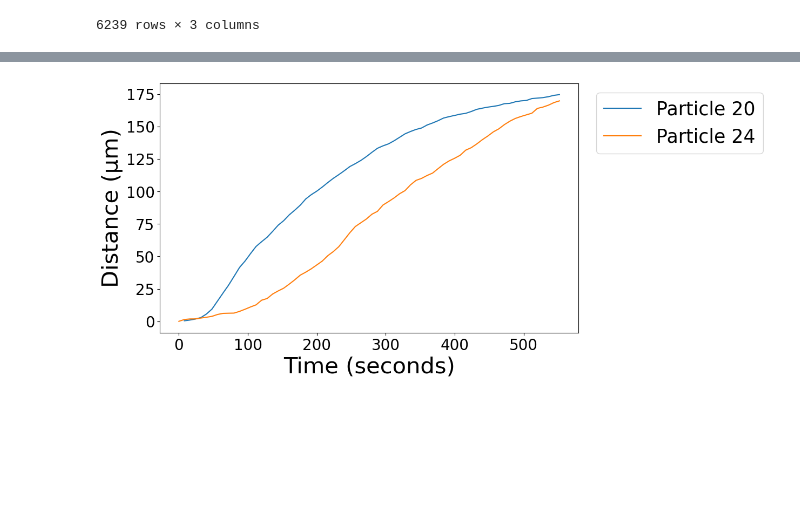
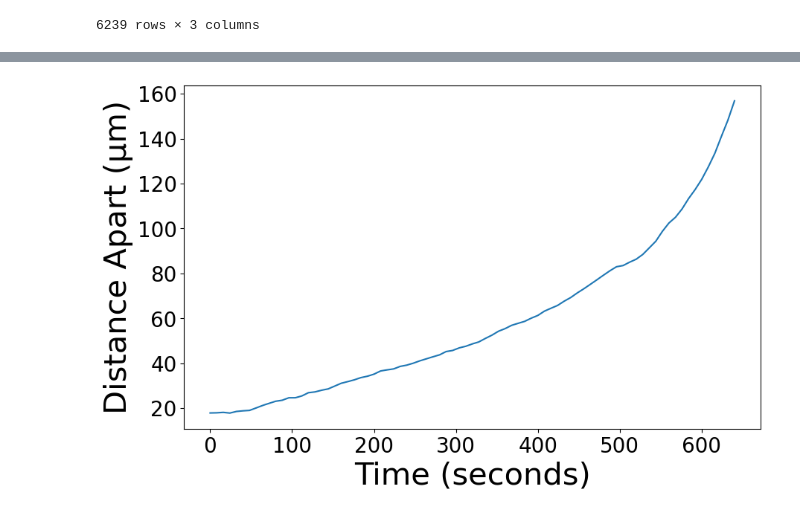
Before and after one commit to scliu7/useful_stuff, a Jupyter notebook: active_matters/sep_traj_plot.ipynb, the cells around one changed output, grey strips where cells are left out. Cells and saved outputs as stored; diff of their text form; code cells hidden in the pictures; blank space fills up the shorter version.

Commit message:
add cell sep traj code

```diff
--- a/active_matters/sep_traj_plot.ipynb
+++ b/active_matters/sep_traj_plot.ipynb
@@ -31,8 +31,8 @@ mpl.rc('image', cmap='gray')
 # load tiff stake with pims. Notice here I only have two channels, gfp and cy5
 #Burst /Volumes/SL_2023/0313/droplet_different_low_MT_6_8_2_burst
 
-frames = pims.ImageSequence('/Users/scliu/Dropbox (Personal)/Academics/PhD_phase/Thomson_Lab/flow_paper/data/stretch/cell_stretch_PIV_4/beads/*.tif')
-video = pims.Video('/Users/scliu/Dropbox (Personal)/Academics/PhD_phase/Thomson_Lab/flow_paper/data/avi/3_bar_translation_bead.avi')
+frames = pims.ImageSequence('/Users/scliu/Dropbox (Personal)/Academics/PhD_phase/Thomson_Lab/flow_paper/data/stretch/cell_stretch_PIV_4/cells/*.tif')
+video = pims.Video('/Users/scliu/Dropbox (Personal)/Academics/PhD_phase/Thomson_Lab/flow_paper/data/avi/stretch_cell.avi')
 # %%
 # only want the bf frame
 bf_frames = frames[::3]
@@ -70,5 +70,5 @@ plt.imshow(frames_thresh[1]);
 # %%
-img_example = frames_thresh[24]
+img_example = frames_thresh[57]
 
 # Label elements on the picture
 white = 255
@@ -225,14 +238,0 @@ print(filtered_df)
-# %%
-# New rows to add
-new_rows = [
-    {'y': 886.1, 'x': 987.42, 'frame': 28, 'particle': 24},
-    {'y': 877.3, 'x': 988.1, 'frame': 29, 'particle': 24},
-    {'y': 864.87, 'x': 988.3, 'frame': 30, 'particle': 24},
-    {'y': 852.3, 'x': 988.6, 'frame': 31, 'particle': 24}
-]
-
-# Add new rows to the dataframe
-df = selected.append(new_rows, ignore_index=True)
-
-# Display the updated dataframe
-print(df)
@@ -261,44 +243,46 @@ tp.plot_traj(df, superimpose=frames_thresh[70])
 <Axes: xlabel='x [px]', ylabel='y [px]'>
 # %%
-import numpy as np
-import matplotlib.pyplot as plt
+# Sort the dataframe by frame number
+df_sorted = df.sort_values('frame')
 
-# Sort the dataframe by particle and frame number
-df_sorted = df.sort_values(['particle', 'frame'])
+# Filter dataframe for particles 16 and 18 and up to frame 69
+particle_16 = df_sorted[(df_sorted['particle'] == 16) & (df_sorted['frame'] <= 80)]
+particle_18 = df_sorted[(df_sorted['particle'] == 18) & (df_sorted['frame'] <= 80)]
 
-# Calculate distance traveled for each particle
-df_sorted['distance'] = np.sqrt((df_sorted['x'].diff())**2 + (df_sorted['y'].diff())**2)
-df_sorted['distance'] = df_sorted.groupby('particle')['distance'].cumsum()
+# Verify if coordinates are available for each frame
+frames_16 = set(particle_16['frame'])
+frames_18 = set(particle_18['frame'])
+common_frames = sorted(frames_16.intersection(frames_18))
 
-# Adjust distance for particle 24 to start from 0
-df_sorted.loc[df_sorted['particle'] == 24, 'distance'] -= df_sorted.loc[df_sorted['particle'] == 24, 'distance'].iloc[0]
+# Calculate the distance apart between particles 16 and 18 for common frames
+distance_apart = []
+for frame in common_frames:
+    x_16 = particle_16[particle_16['frame'] == frame]['x'].values
+    y_16 = particle_16[particle_16['frame'] == frame]['y'].values
+    x_18 = particle_18[particle_18['frame'] == frame]['x'].values
+    y_18 = particle_18[particle_18['frame'] == frame]['y'].values
 
-# Convert distance to micrometers
-df_sorted['distance'] *= 0.4300668
+    if len(x_16) > 0 and len(x_18) > 0:
+        distance = np.sqrt((x_18 - x_16)**2 + (y_18 - y_16)**2)
+        distance_apart.append(distance)
 
-# Filter dataframe for particles 20 and 24 and up to frame 69
-particle_20 = df_sorted[(df_sorted['particle'] == 20) & (df_sorted['frame'] <= 69)]
-particle_24 = df_sorted[(df_sorted['particle'] == 24) & (df_sorted['frame'] <= 69)]
+# Convert distance apart to micrometers
+distance_apart = np.concatenate(distance_apart) * 0.4300668
 
 # Convert frame number to time in seconds
-time_20 = particle_20['frame'] * 8
-time_24 = particle_24['frame'] * 8
+time = np.array(common_frames) * 8
 
-# Plot total distance traveled for particle 20
-plt.plot(time_20, particle_20['distance'], label='Particle 20')
-
-# Plot total distance traveled for particle 24
-plt.plot(time_24, particle_24['distance'], label='Particle 24')
+# Plot the distance apart over time
+plt.plot(time, distance_apart, label='Distance Apart')
 
 plt.xlabel('Time (seconds)', fontsize=30)
-plt.ylabel('Distance (µm)', fontsize=30)
-plt.legend(fontsize=25, bbox_to_anchor=(1.02, 1), loc='upper left')
+plt.ylabel('Distance Apart (µm)', fontsize=30)
 plt.xticks(fontsize=20)
 plt.yticks(fontsize=20)
 
 plt.show()
 # %% [output]
-[figure, old version]
+[figure, new version]
 # %%
 def plot_and_save_trajectory(frame_num, t, frames, save_path, dpi=300):
     fig, ax = plt.subplots()
```
Also changed, not shown: parts of 11 cells of this notebook.
